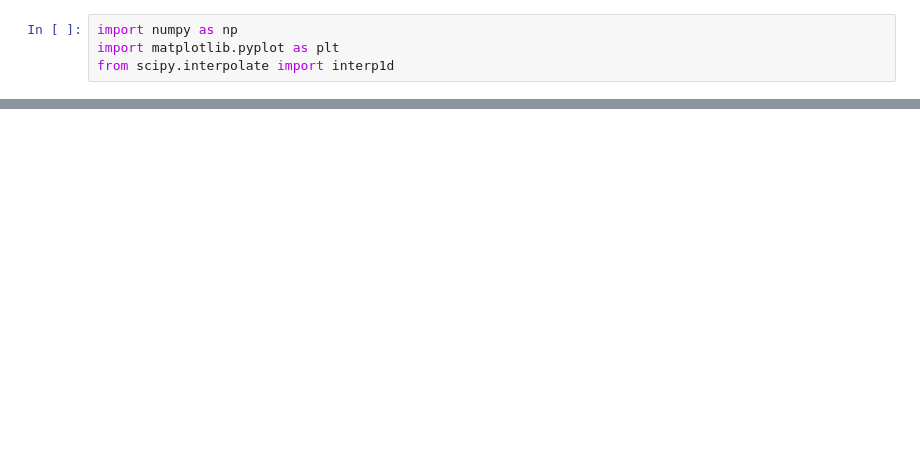
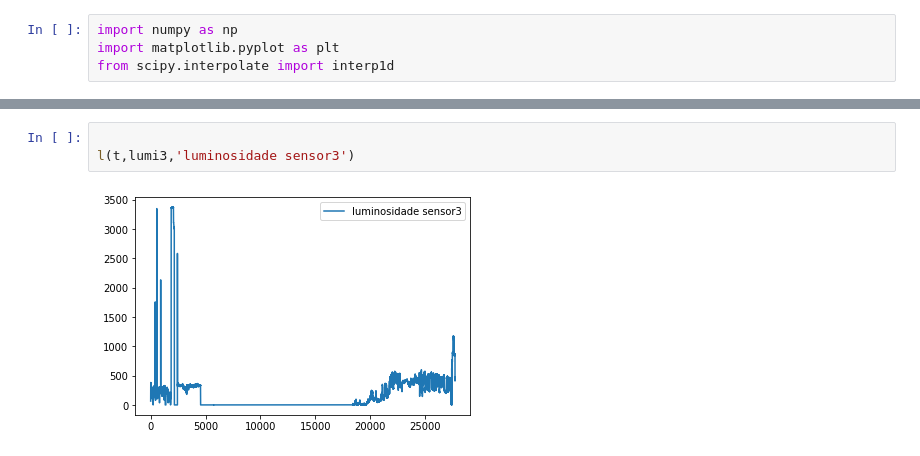
Before and after one commit to valmyr/Colaratory, a Jupyter notebook: plot_de_dados_luminosidade_interpolacao_cubic.ipynb, the cells around one changed output, grey strips where cells are left out. Drawn from its saved outputs; the diff is of its cells as text; blank space fills up the shorter version.

```diff
--- a/plot_de_dados_luminosidade_interpolacao_cubic.ipynb
+++ b/plot_de_dados_luminosidade_interpolacao_cubic.ipynb
@@ -37,0 +45,5 @@ plt.show()
+# %%
+
+l(t,lumi3,'luminosidade sensor3')
+# %% [output]
+[figure, added]
```
Also changed, not shown: parts of 8 cells of this notebook.
